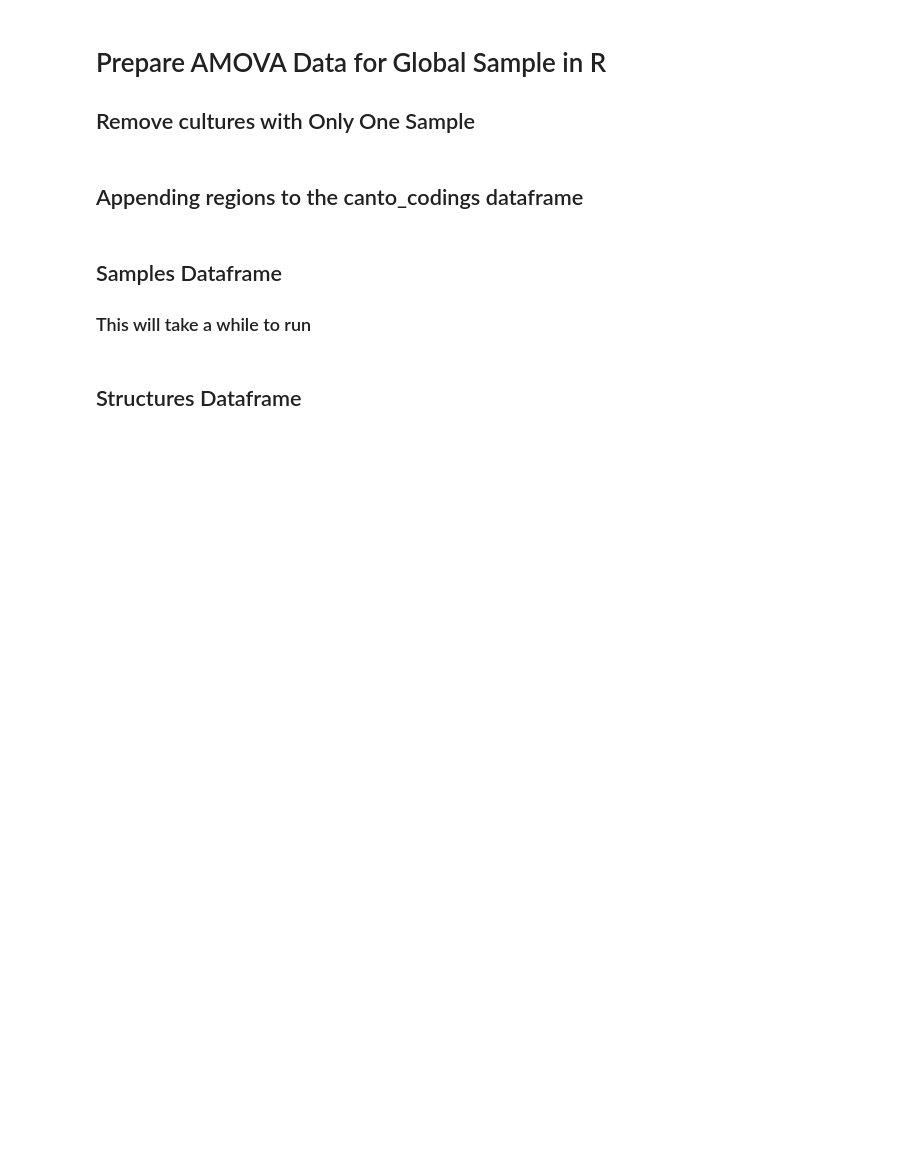
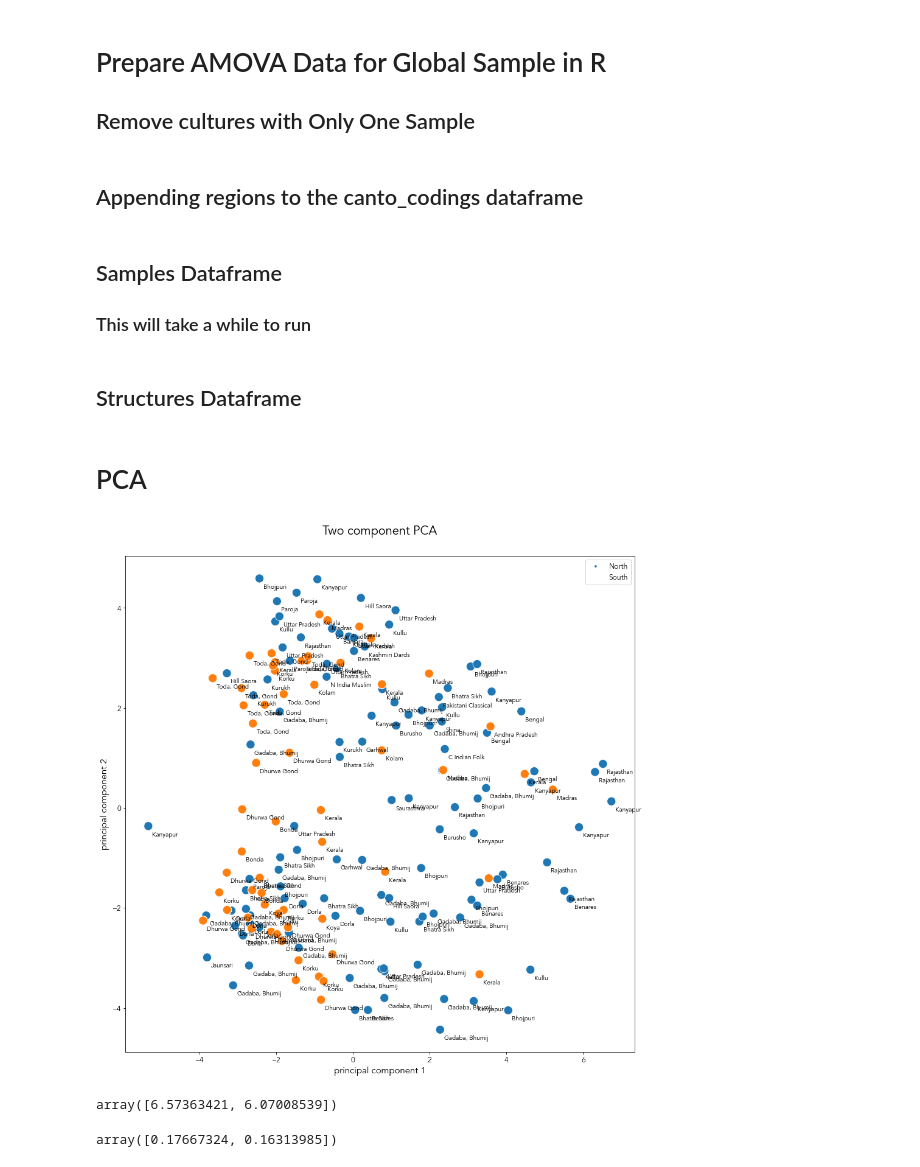
Before and after one commit to theglobaljukebox/Woodetal2021-Analysis, a Jupyter notebook: Indian Music Analysis.ipynb, the cells around one changed output. Saved outputs shown, nothing was run; the diff lists cells and outputs as text; code cells hidden in the pictures; blank space fills up the shorter version.

```diff
--- a/Indian Music Analysis.ipynb
+++ b/Indian Music Analysis.ipynb
@@ -386,3 +386,5 @@ for i in range(len(sample_columns)-1):
     structure_list.append(canto_codings[canto_codings['Culture']==sample_columns[i+1]]['region'].all())
 structure = pd.DataFrame(structure_list, columns = ['region'])
 structure.to_csv('./data/global_structure.csv')
+# %% [markdown]
+# PCA
@@ -388,0 +395,58 @@ structure.to_csv('./data/global_structure.csv')
+# %%
+india_pca = pd.read_csv('./data/india_pca.csv')
+# %%
+codings = india_pca
+# %%
+features = ['cv_'+str(i+1) for i in range(37)]
+# Separating out the features
+x = codings.loc[:, features].values
+x = StandardScaler().fit_transform(x)
+y = codings.loc[:,['region']].values
+# %%
+x = np.nan_to_num(x)
+pca = PCA(n_components=2)
+principalComponents = pca.fit_transform(x)
+
+principalDf = pd.DataFrame(data = principalComponents
+             , columns = ['principal component 1', 'principal component 2'])
+
+finalDf = pd.concat([principalDf, codings['region']], axis = 1)
+colors = cm.get_cmap('viridis', 9232)
+
+fig = plt.figure(figsize = (15,15))
+ax = fig.add_subplot(1,1,1)
+ax.set_xlabel('Principal Component 1', fontsize = 15)
+ax.set_ylabel('Principal Component 2', fontsize = 15)
+ax.set_title('Two component PCA', fontsize = 20)
+targets = codings['region']
+for target, color in zip(targets,colors.colors):
+    indicesToKeep = finalDf['region'] == target
+    p1 = sns.scatterplot(finalDf.loc[indicesToKeep, 'principal component 1']
+               , finalDf.loc[indicesToKeep, 'principal component 2'], hue=targets, s=200)
+
+#     ax.scatter(finalDf.loc[indicesToKeep, 'principal component 1']
+#                , finalDf.loc[indicesToKeep, 'principal component 2']
+#                , cmap = color
+#                , s = 200)
+
+
+for line in range(0,codings.shape[0]):
+     p1.text(finalDf.loc[line, 'principal component 1']+0.1, finalDf.loc[line, 'principal component 2']-0.2, codings.loc[line, 'culture'], horizontalalignment='left', size='small', color='black', weight='light')
+
+
+lgnd = ax.legend(targets.unique(), loc="upper right")
+for handle in lgnd.legendHandles:
+    handle.set_sizes([20.0])
+
+plt.rcParams.update({'font.size': 12})
+plt.savefig("./figs/india_pca.png")
+# %% [output]
+[figure, added]
+# %%
+pca.explained_variance_
+# %% [output]
+array([6.57363421, 6.07008539])
+# %%
+pca.explained_variance_ratio_
+# %% [output]
+array([0.17667324, 0.16313985])
```
Also changed, not shown: parts of 1 cell of this notebook, 4 other files.
